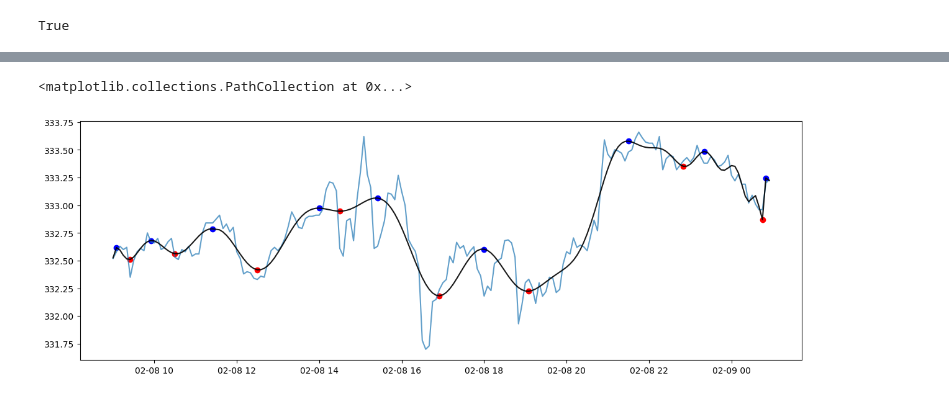
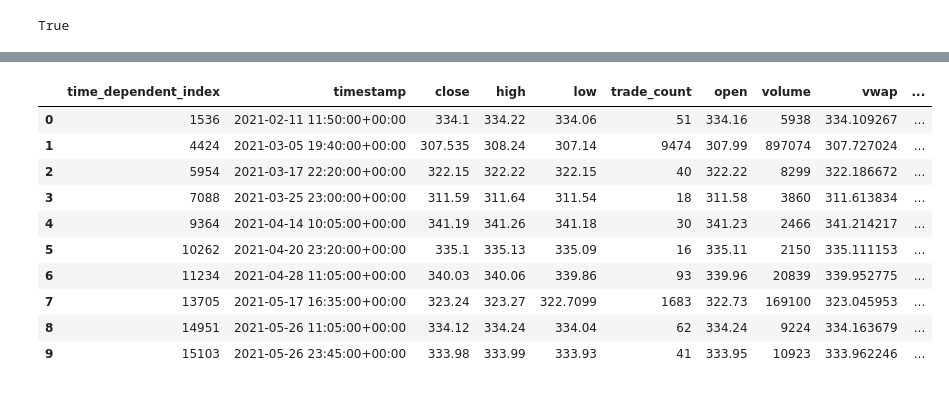
Before and after one commit to dahmadi/TheTrendIsYourFriend, a Jupyter notebook: TrendIsYourFriend_1.1.ipynb, the cells around one changed output, grey strips where cells are left out. Saved outputs shown, nothing was run; the diff lists cells and outputs as text; code cells hidden in the pictures.

```diff
--- a/TrendIsYourFriend_1.1.ipynb
+++ b/TrendIsYourFriend_1.1.ipynb
@@ -114,11 +114,11 @@ memory usage: 11.9 KB
 
 # Polynomial Degree
 
-polynomial_degree = 75
+polynomial_degree = 25
 
 def polynomial_min_max_fit(stock_data, polynomial_degree):
 
-    min_length = min(len(stock_data.index), len(stock_data['close']))
+    min_length = len(stock_data.index)
     x_data = np.arange(min_length)
 
     # Polynomial fitting
@@ -127,7 +127,7 @@ def polynomial_min_max_fit(stock_data, polynomial_degree):
     polynomial_coefficients_low = np.polyfit(x_data, stock_data['low'][:min_length], polynomial_degree)
     polynomial_coefficients_close = np.polyfit(x_data, stock_data['close'][:min_length], polynomial_degree)
 
-    # Evaluate the polynomial for plotting
+    # Evaluate the polynomial fit for plotting
     y_polynomial_open = np.polyval(polynomial_coefficients_open, x_data)
     y_polynomial_high = np.polyval(polynomial_coefficients_high, x_data)
     y_polynomial_low = np.polyval(polynomial_coefficients_low, x_data)
@@ -173,6 +173,23 @@ def polynomial_min_max_fit(stock_data, polynomial_degree):
     updated_stock_data["dbl_top_target"] = 0
     updated_stock_data["dbl_bot_target"] = 0
 
-    return updated_stock_data, min_length, y_polynomial_close, local_poly_minima, local_poly_maxima
+    # # Plot data: COMMENTED OUT TO NOT REPEAT PLOTS AT END OF PROGRAM
+    # # Plot the stock data and identified minima
 
-updated_stock_data, min_length, y_polynomial_close, local_poly_minima, local_poly_maxima = polynomial_min_max_fit(stock_data,polynomial_degree)
+    # plt.figure(figsize=(15, 5))
+    # plt.plot(stock_data.index, stock_data["close"], label='Close Prices', alpha=0.7)
+
+    # # Plot polynomial fit
+
+    # plt.plot(stock_data.index[:min_length], y_polynomial_close, '-', markersize=1.0, color='black', alpha=0.9, label='Polynomial Fit')
+
+    # # Plot red dots at local minima and blue dots at local maxima
+
+    # plt.scatter(stock_data.index[local_poly_minima], y_polynomial_close[local_poly_minima], color='red', label='Local Minima')
+    # plt.scatter(stock_data.index[local_poly_maxima],y_polynomial_close[local_poly_maxima], color="blue", label = "Local Maxima")
+
+    return updated_stock_data
+
+# For data checking/confirmation
+updated_stock_data = polynomial_min_max_fit(stock_data,polynomial_degree)
+updated_stock_data.head()
@@ -205,50 +222,66 @@ display(updated_stock_data.tail(10))
 # %%
-# Plot data
-# Plot the stock data and identified minima
+# # Plot data
+# # Plot the stock data and identified minima
 
-plt.figure(figsize=(15, 5))
-plt.plot(stock_data.index, stock_data["close"], label='Close Prices', alpha=0.7)
+# plt.figure(figsize=(15, 5))
+# plt.plot(stock_data.index, stock_data["close"], label='Close Prices', alpha=0.7)
 
-# # Plot polynomial fit
+# # # Plot polynomial fit
 
-plt.plot(stock_data.index[:min_length], y_polynomial_close, '-', markersize=1.0, color='black', alpha=0.9, label='Polynomial Fit')
+# plt.plot(stock_data.index[:min_length], y_polynomial_close, '-', markersize=1.0, color='black', alpha=0.9, label='Polynomial Fit')
 
-# # Plot red dots at local minima and blue dots at local maxima
+# # # Plot red dots at local minima and blue dots at local maxima
 
-plt.scatter(stock_data.index[local_poly_minima], y_polynomial_close[local_poly_minima], color='red', label='Local Minima')
-plt.scatter(stock_data.index[local_poly_maxima],y_polynomial_close[local_poly_maxima], color="blue", label = "Local Maxima")
+# plt.scatter(stock_data.index[local_poly_minima], y_polynomial_close[local_poly_minima], color='red', label='Local Minima')
+# plt.scatter(stock_data.index[local_poly_maxima],y_polynomial_close[local_poly_maxima], color="blue", label = "Local Maxima")
-# %% [output]
-<matplotlib.collections.PathCollection at 0x...>
-[figure, removed]
 # %%
 # Define the time independent DF for double top/bottom identification
 # Timestamp remains a column, but can identify pattern from peak to peak immediately
 
 def time_independent_data(updated_stock_data):
 
+    # Define and establish time independent DF
+
     time_independent_df = []
-    time_independent_df = pd.DataFrame(time_independent_df, columns = ["timestamp","close","high","low","trade_count","open","volume","vwap","poly_fit_open","poly_fit_high","poly_fit_low","poly_fit_close","minima","maxima","dbl_top_target","dbl_bot_target"])
+    time_independent_df = pd.DataFrame(time_independent_df, columns = ["timestamp","close","high","low","trade_count","open","volume","vwap","poly_fit_open","poly_fit_high","poly_fit_low","poly_fit_close","minima","maxima", "dbl_top_target","dbl_bot_target"])
+
+    # Loop to iterate through all rows of stock data and write min/max to new DF
 
     for index, row in islice(updated_stock_data.iterrows(), 0, None):
 
         # Assign to rows only those that contain local min or max
 
         if (updated_stock_data.at[index,"minima"] == -1):
             time_independent_df.loc[index] = row
             a = updated_stock_data.iloc[index]["poly_fit_close"]
         elif (updated_stock_data.at[index,"maxima"] == 1):
             time_independent_df.loc[index] = row
             a = updated_stock_data.iloc[index]["poly_fit_close"]
 
     # Reset time dependent index
     # Set new time independent index
 
     time_independent_df.reset_index(inplace = True)
     time_independent_df.rename(columns={"index":"time_dependent_index"}, inplace = True)
 
     return time_independent_df
 
+# Data confirmation/check
+
 time_independent_df = time_independent_data(updated_stock_data)
+time_independent_df.head(10)
+# %% [output]
+|  | time_dependent_index | timestamp | close | high | low | trade_count | open | volume | vwap | ... |
+| 0 | 1536 | 2021-02-11 11:50:00+00:00 | 334.1 | 334.22 | 334.06 | 51 | 334.16 | 5938 | 334.109267 | ... |
+| 1 | 4424 | 2021-03-05 19:40:00+00:00 | 307.535 | 308.24 | 307.14 | 9474 | 307.99 | 897074 | 307.727024 | ... |
+| 2 | 5954 | 2021-03-17 22:20:00+00:00 | 322.15 | 322.22 | 322.15 | 40 | 322.22 | 8299 | 322.186672 | ... |
+| 3 | 7088 | 2021-03-25 23:00:00+00:00 | 311.59 | 311.64 | 311.54 | 18 | 311.58 | 3860 | 311.613834 | ... |
+| 4 | 9364 | 2021-04-14 10:05:00+00:00 | 341.19 | 341.26 | 341.18 | 30 | 341.23 | 2466 | 341.214217 | ... |
+| 5 | 10262 | 2021-04-20 23:20:00+00:00 | 335.1 | 335.13 | 335.09 | 16 | 335.11 | 2150 | 335.111153 | ... |
+| 6 | 11234 | 2021-04-28 11:05:00+00:00 | 340.03 | 340.06 | 339.86 | 93 | 339.96 | 20839 | 339.952775 | ... |
+| 7 | 13705 | 2021-05-17 16:35:00+00:00 | 323.24 | 323.27 | 322.7099 | 1683 | 322.73 | 169100 | 323.045953 | ... |
+| 8 | 14951 | 2021-05-26 11:05:00+00:00 | 334.12 | 334.24 | 334.04 | 62 | 334.24 | 9224 | 334.163679 | ... |
+| 9 | 15103 | 2021-05-26 23:45:00+00:00 | 333.98 | 333.99 | 333.93 | 41 | 333.95 | 10923 | 333.962246 | ... |
 # %%
 # Function to identify daily double top/bottom patterns
 # Inherently there should only be 1 identification of the pattern as it is considered a trend reversal pattern
```
Also changed, not shown: parts of 24 cells of this notebook.
